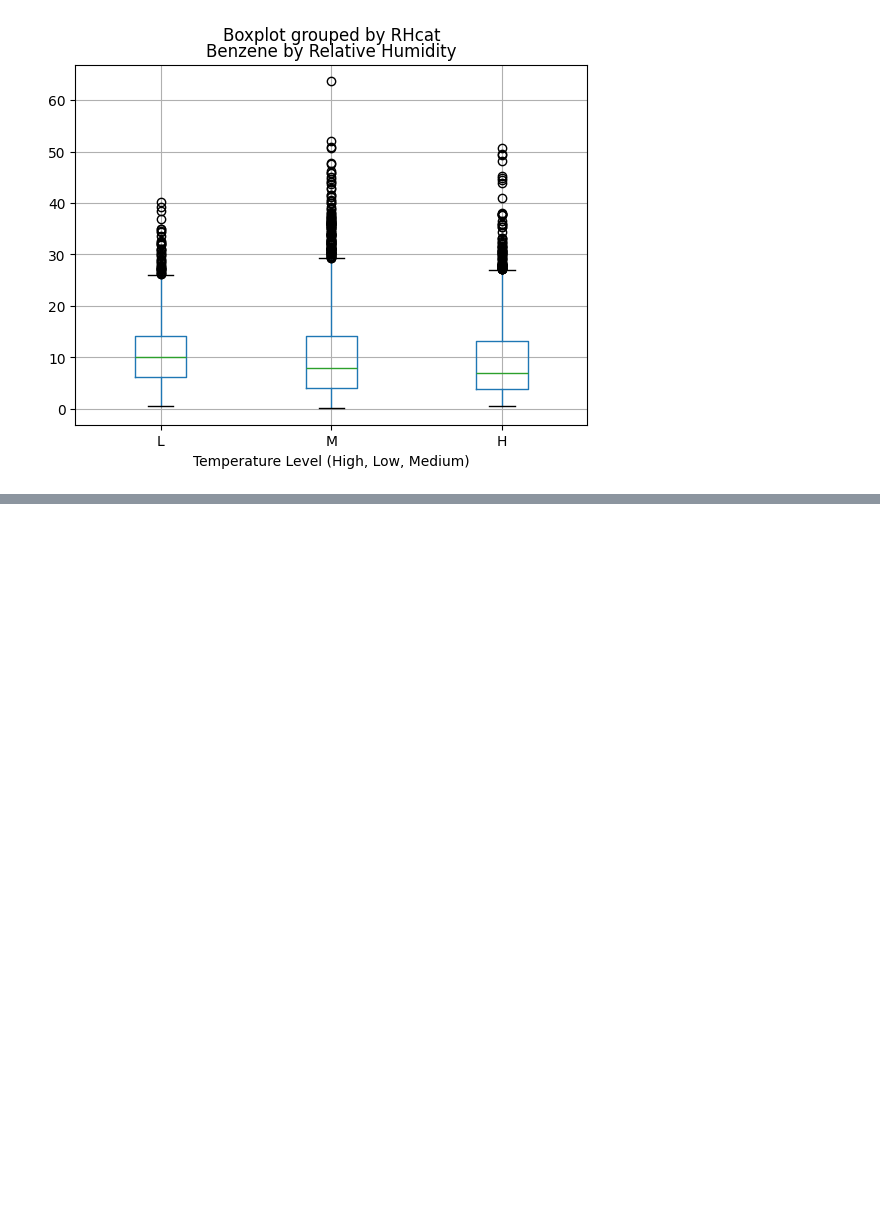
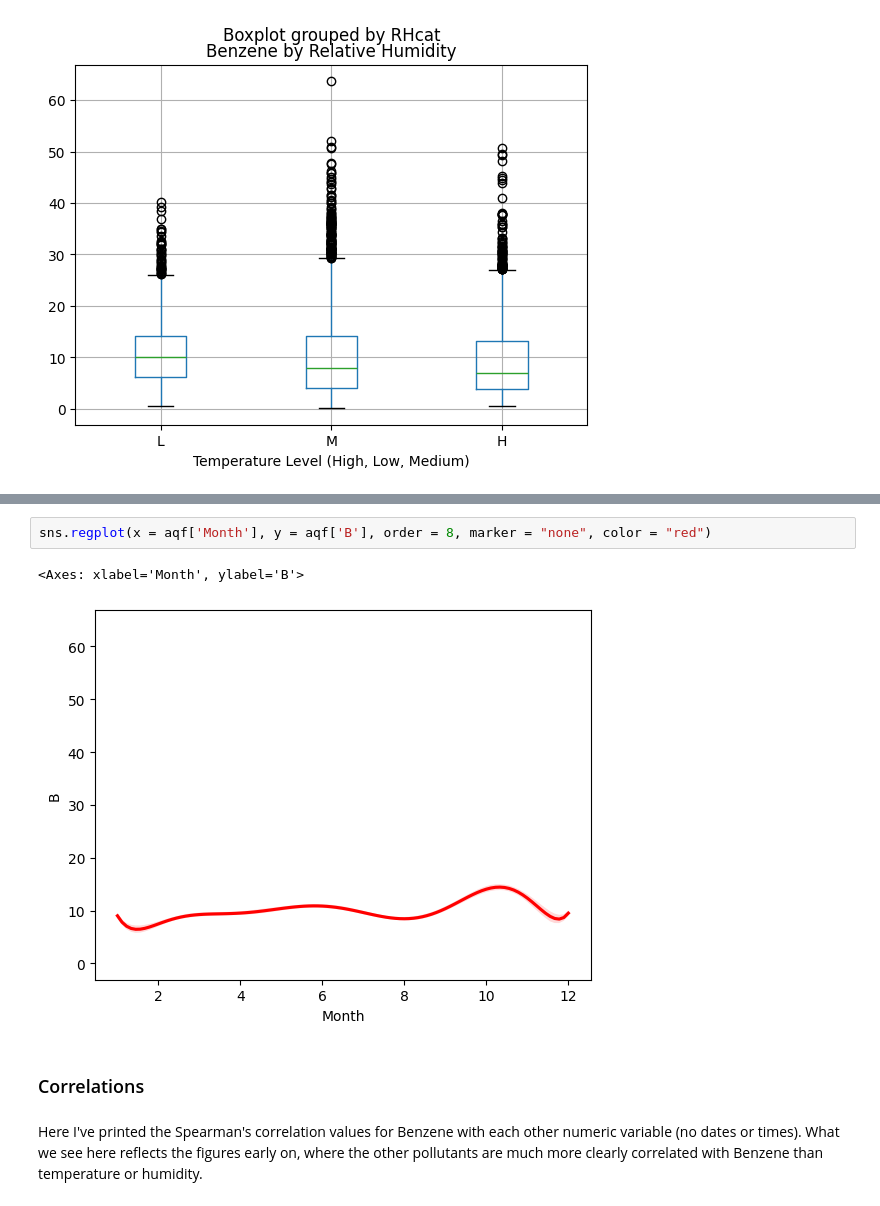
Before and after one commit to tort-cam/ST-554-P1, a Jupyter notebook: Task2/ST554Proj1EDA.ipynb, the cells around one changed output, grey strips where cells are left out. Drawn from its saved outputs; the diff is of its cells as text; blank space fills up the shorter version.

```diff
--- a/Task2/ST554Proj1EDA.ipynb
+++ b/Task2/ST554Proj1EDA.ipynb
@@ -327,0 +313,9 @@ KeyboardInterrupt:
+# %%
+sns.regplot(x = aqf['Month'], y = aqf['B'], order = 8, marker = "none", color = "red")
+# %% [output]
+<Axes: xlabel='Month', ylabel='B'>
+[figure, added]
+# %% [markdown]
+### Correlations
+# %% [markdown]
+Here I've printed the Spearman's correlation values for Benzene with each other numeric variable (no dates or times). What we see here reflects the figures early on, where the other pollutants are much more clearly correlated with Benzene than temperature or humidity.
```
Also changed, not shown: parts of 24 cells of this notebook.
